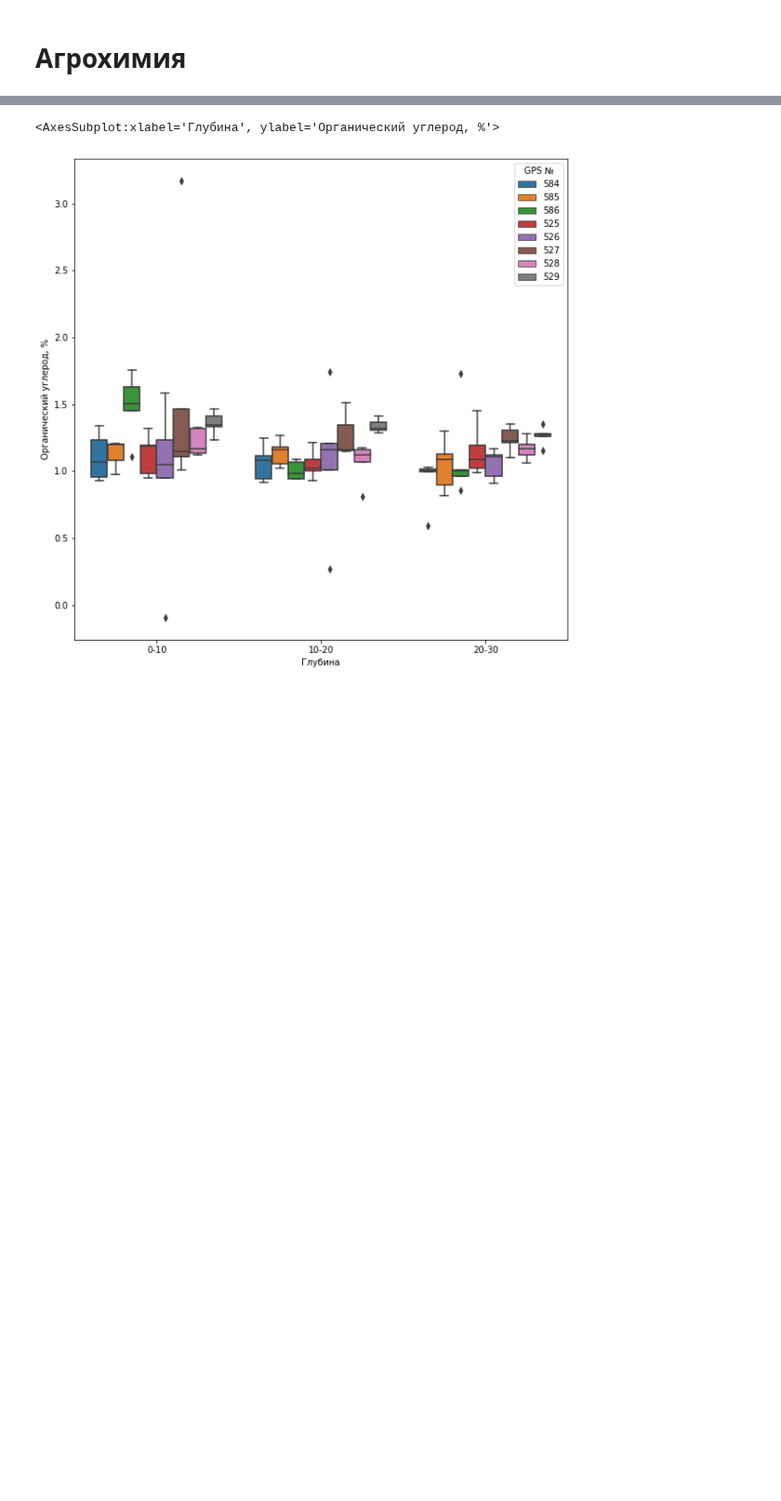
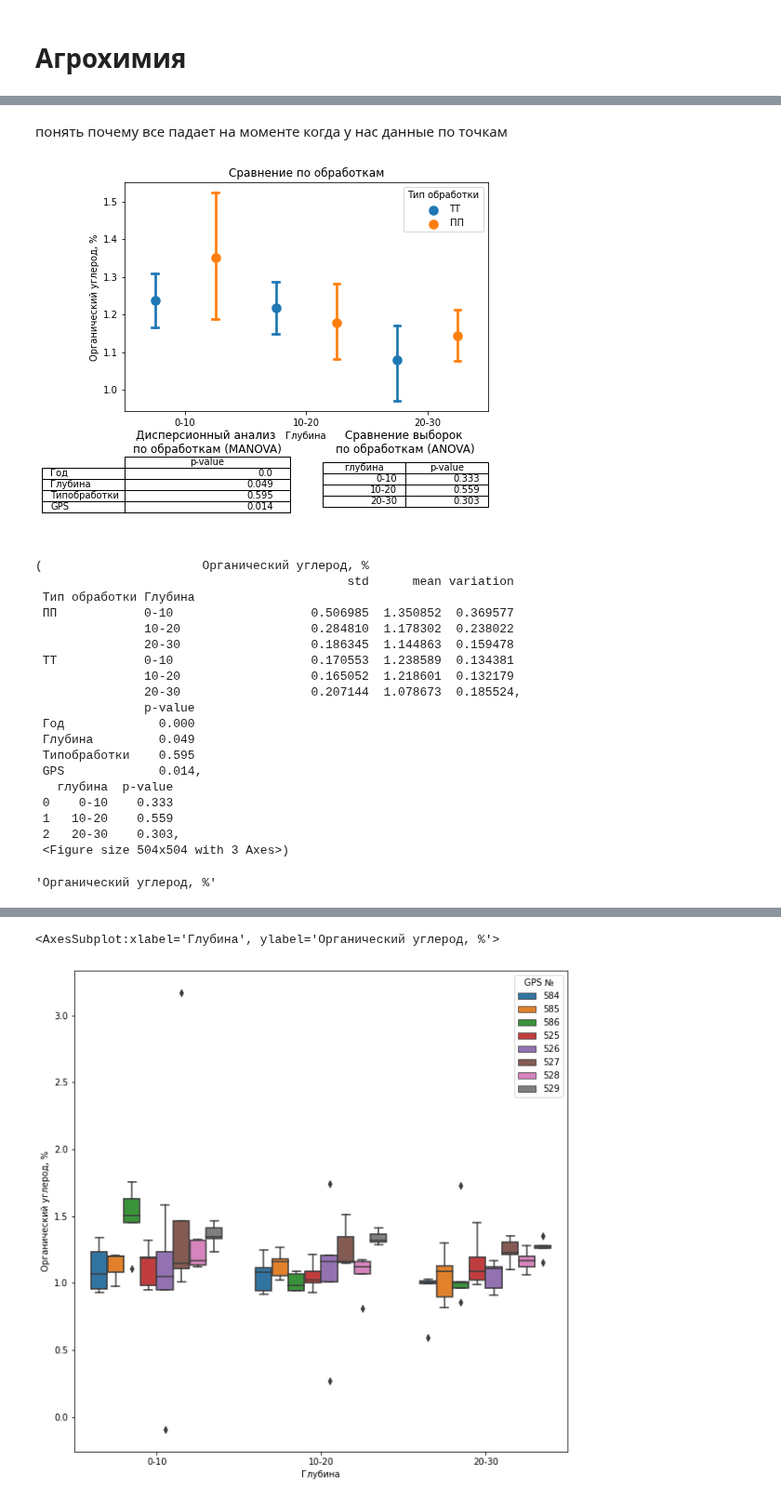
Before and after one commit to hukitoc94/total_archangelskiy, a Jupyter notebook: field_scale/field_data/field_data_analis.ipynb, the cells around one changed output, grey strips where cells are left out. Shown at 93% size. Saved outputs shown, nothing was run; the diff lists cells and outputs as text; code cells hidden in the pictures; blank space fills up the shorter version.

```diff
--- a/field_scale/field_data/field_data_analis.ipynb
+++ b/field_scale/field_data/field_data_analis.ipynb
@@ -59,0 +131,3 @@ agrochemistry_main.groupby(['Тип обработки','Глубина']).agg([
+# %%
+a = 'Общий азот, %'
+a.replace(r'[ ]', '')
@@ -96,0 +292,25 @@ sns.boxplot(data = agrochemistry_main[agrochemistry_main['Год'] == '2021'], x
+# %% [markdown]
+понять почему все падает на моменте когда у нас данные по точкам
+# %%
+data_processing(df = agrochemistry_main, type_ = 'Тип обработки', agrochem_property = "Органический углерод, %", to_lable = "обработкам")
+# %% [output]
+[figure, added]
+(                      Органический углерод, %
+                                           std      mean variation
+ Тип обработки Глубина
+ ПП            0-10                   0.506985  1.350852  0.369577
+               10-20                  0.284810  1.178302  0.238022
+               20-30                  0.186345  1.144863  0.159478
+ ТТ            0-10                   0.170553  1.238589  0.134381
+               10-20                  0.165052  1.218601  0.132179
+               20-30                  0.207144  1.078673  0.185524,
+               p-value
+ Год             0.000
+ Глубина         0.049
+ Типобработки    0.595
+ GPS             0.014,
+   глубина  p-value
+ 0    0-10    0.333
+ 1   10-20    0.559
+ 2   20-30    0.303,
+ <Figure size 504x504 with 3 Axes>)
@@ -96,0 +319,6 @@ sns.boxplot(data = agrochemistry_main[agrochemistry_main['Год'] == '2021'], x
+# %%
+a = "Органический углерод, %"
+a = a.replace(r'[\(),.%№ /-]', '')
+a
+# %% [output]
+'Органический углерод, %'
```
Also changed, not shown: parts of 30 cells of this notebook.
